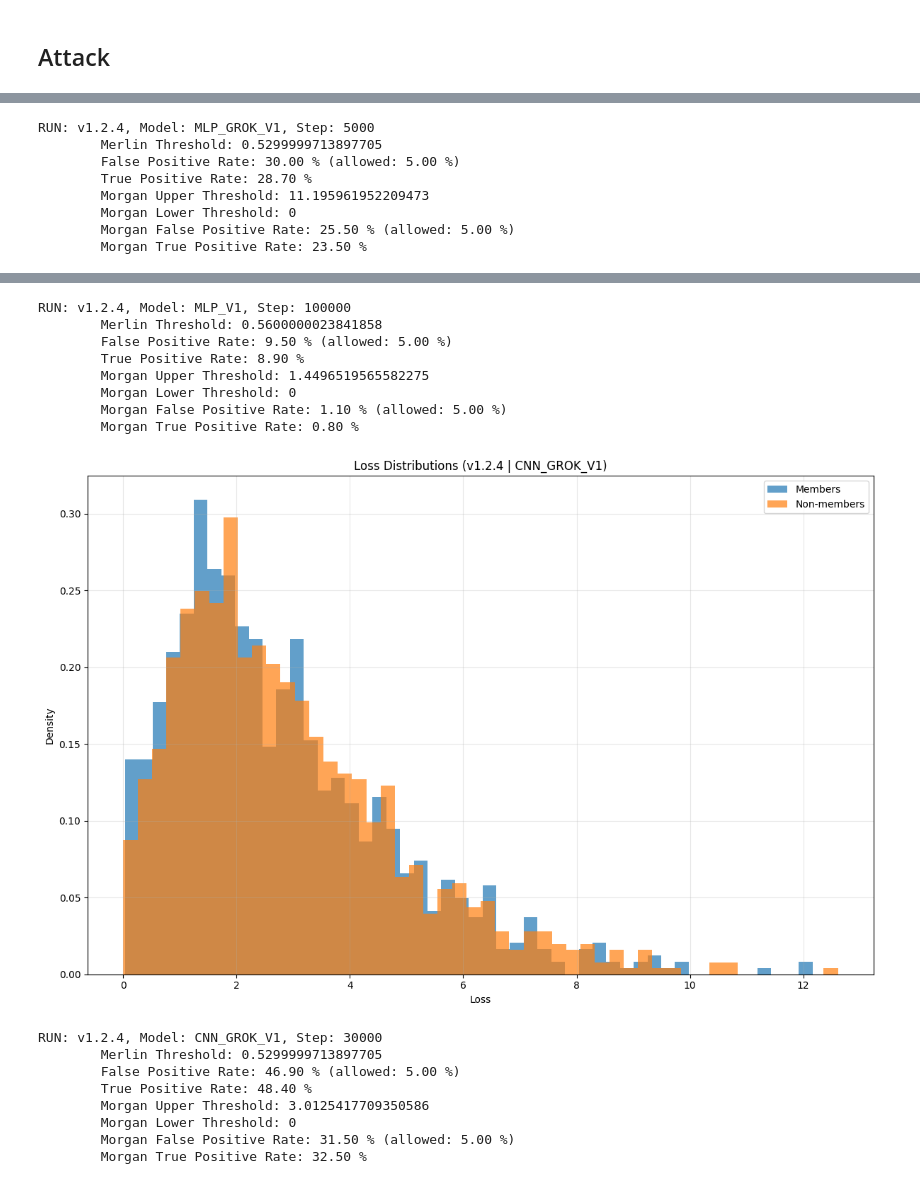
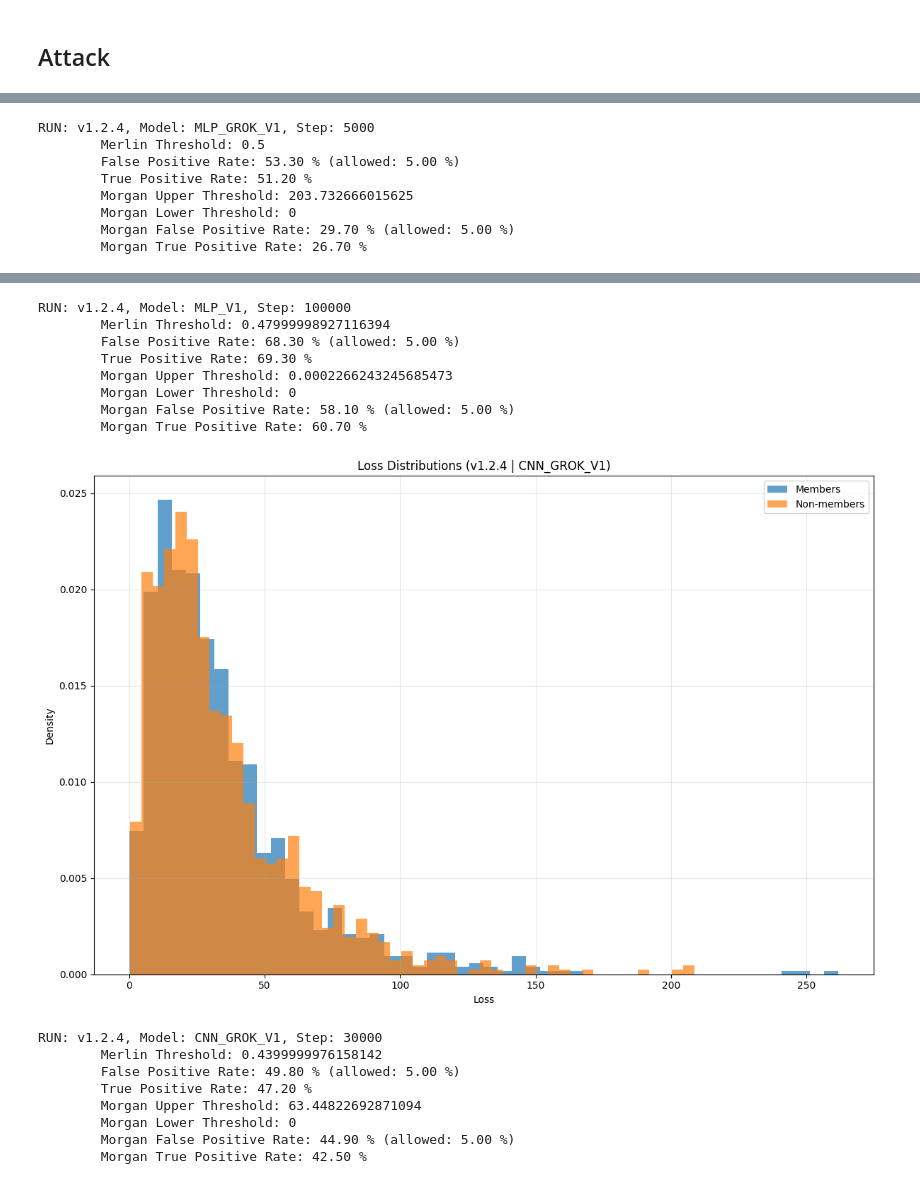
Before and after one commit to Ronho/privacy-and-grokking, a Jupyter notebook: notebooks/mia_merlin_morgan.ipynb, the cells around one changed output, grey strips where cells are left out. Drawn from its saved outputs; the diff is of its cells as text; code cells hidden in the pictures.

```diff
--- a/notebooks/mia_merlin_morgan.ipynb
+++ b/notebooks/mia_merlin_morgan.ipynb
@@ -106,7 +106,7 @@ for config in MODELS:
     model.load_state_dict(torch.load(pk.MODEL_TORCH, weights_only=True, map_location=device))
     model.to(device)
 
-    LOSS_TYPE = ["entropy", "mse"][0]
+    LOSS_TYPE = ["entropy", "mse"][1]
     train = generate_data(model, train_loader, loss_type=LOSS_TYPE)
     test = generate_data(model, test_loader, loss_type=LOSS_TYPE)
     train_votes = torch.tensor([(noisy_losses > loss).sum() / NOISY_SAMPLES for (loss, noisy_losses, label) in train])
@@ -156,8 +156,8 @@ for config in MODELS:
 RUN: v1.2.4, Model: MLP_GROK_V1, Step: 5000
-        Merlin Threshold: 0.5299999713897705
-        False Positive Rate: 30.00 % (allowed: 5.00 %)
-        True Positive Rate: 28.70 %
-        Morgan Upper Threshold: 11.195961952209473
+        Merlin Threshold: 0.5
+        False Positive Rate: 53.30 % (allowed: 5.00 %)
+        True Positive Rate: 51.20 %
+        Morgan Upper Threshold: 203.732666015625
         Morgan Lower Threshold: 0
-        Morgan False Positive Rate: 25.50 % (allowed: 5.00 %)
-        Morgan True Positive Rate: 23.50 %
+        Morgan False Positive Rate: 29.70 % (allowed: 5.00 %)
+        Morgan True Positive Rate: 26.70 %
@@ -165,17 +165,17 @@ RUN: v1.2.4, Model: MLP_GROK_V1, Step: 5000
 RUN: v1.2.4, Model: MLP_V1, Step: 100000
-        Merlin Threshold: 0.5600000023841858
-        False Positive Rate: 9.50 % (allowed: 5.00 %)
-        True Positive Rate: 8.90 %
-        Morgan Upper Threshold: 1.4496519565582275
+        Merlin Threshold: 0.47999998927116394
+        False Positive Rate: 68.30 % (allowed: 5.00 %)
+        True Positive Rate: 69.30 %
+        Morgan Upper Threshold: 0.0002266243245685473
         Morgan Lower Threshold: 0
-        Morgan False Positive Rate: 1.10 % (allowed: 5.00 %)
-        Morgan True Positive Rate: 0.80 %
+        Morgan False Positive Rate: 58.10 % (allowed: 5.00 %)
+        Morgan True Positive Rate: 60.70 %
-[figure, old version]
+[figure, new version]
 RUN: v1.2.4, Model: CNN_GROK_V1, Step: 30000
-        Merlin Threshold: 0.5299999713897705
-        False Positive Rate: 46.90 % (allowed: 5.00 %)
-        True Positive Rate: 48.40 %
-        Morgan Upper Threshold: 3.0125417709350586
+        Merlin Threshold: 0.4399999976158142
+        False Positive Rate: 49.80 % (allowed: 5.00 %)
+        True Positive Rate: 47.20 %
+        Morgan Upper Threshold: 63.44822692871094
         Morgan Lower Threshold: 0
-        Morgan False Positive Rate: 31.50 % (allowed: 5.00 %)
-        Morgan True Positive Rate: 32.50 %
+        Morgan False Positive Rate: 44.90 % (allowed: 5.00 %)
+        Morgan True Positive Rate: 42.50 %
```
Also changed, not shown: parts of 1 cell of this notebook, 5 other files.
